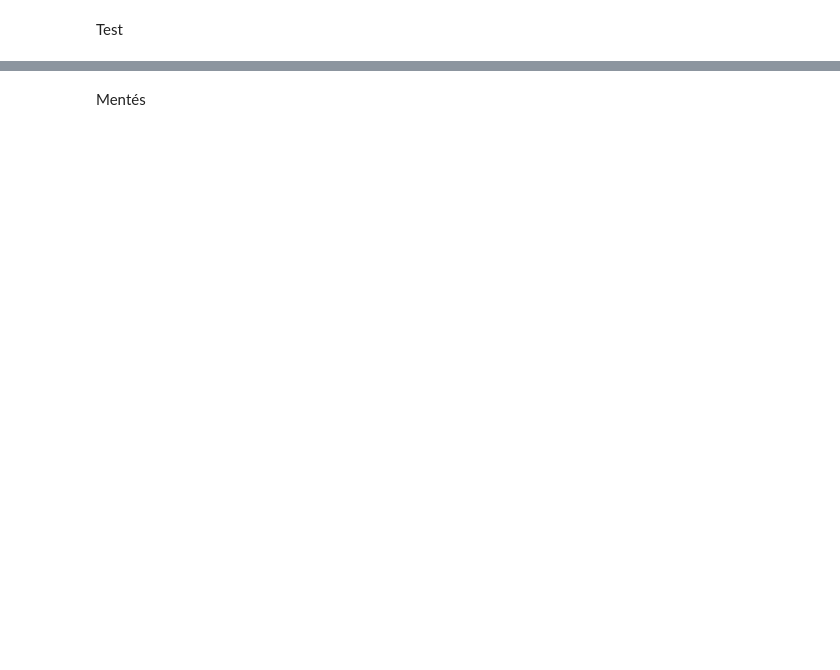
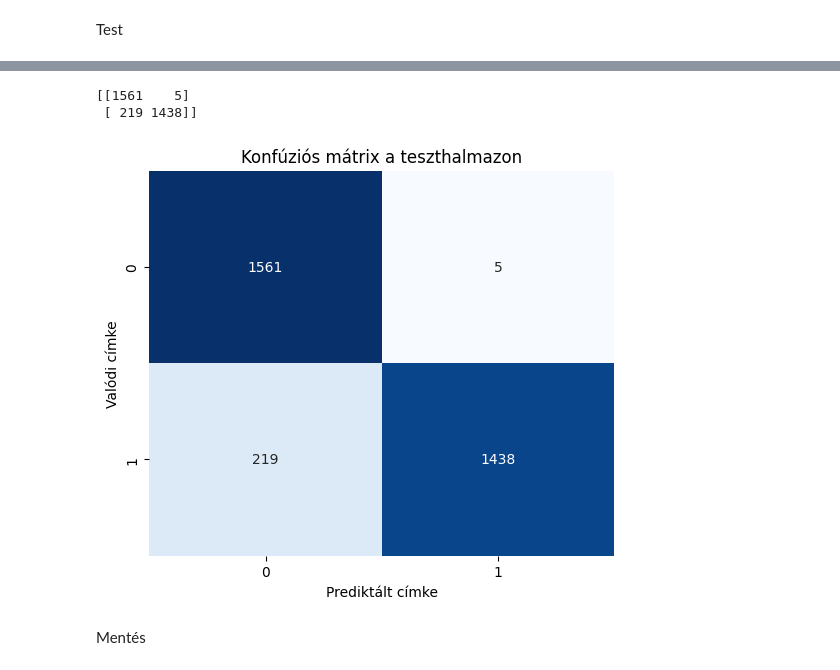
Before and after one commit to szeder1/Szakdolgozat_BSc, a Jupyter notebook: CNN/Model/cnnEyes.ipynb, the cells around one changed output, grey strips where cells are left out. Cells and saved outputs as stored; diff of their text form; code cells hidden in the pictures; blank space fills up the shorter version.

```diff
--- a/CNN/Model/cnnEyes.ipynb
+++ b/CNN/Model/cnnEyes.ipynb
@@ -139,6 +221,9 @@ scheduler = optim.lr_scheduler.ReduceLROnPlateau(optimizer,
                                                  verbose=True)
 # %%
 num_epochs = 20
+patience = 5
+best_val_loss = float('inf')
+epochs_without_improvement = 0
 
 train_losses, train_accuracies = [], []
 val_losses, val_accuracies = [], []
@@ -146,12 +231,10 @@ val_losses, val_accuracies = [], []
 for epoch in range(num_epochs):
 
     model.train()
-
     running_loss = 0.0
     train_preds, train_labels = [], []
 
     for imgs, labels in tqdm(train_loader, desc=f"Training Epoch {epoch+1}/{num_epochs}"):
-
         imgs = imgs.to(device)
         labels = labels.to(device).float().view(-1, 1)
 
@@ -159,7 +242,7 @@ for epoch in range(num_epochs):
         outputs = model(imgs)
         loss = criterion(outputs, labels)
         loss.backward()
-        optimizer.step() # paraméterek frissítése
+        optimizer.step()  # paraméterek frissítése
 
         running_loss += loss.item()
         preds = (torch.sigmoid(outputs) > 0.5).float()
@@ -171,7 +254,6 @@ for epoch in range(num_epochs):
     acc = accuracy_score(train_labels, train_preds)
     train_accuracies.append(acc)
     print(f"Epoch {epoch+1}: Loss: {avg_loss:.4f}, Training Accuracy: {acc:.4f}")
-
 
     # Validáció
     model.eval()
@@ -195,5 +277,16 @@ for epoch in range(num_epochs):
     val_accuracies.append(val_acc)
     print(f"Validation: Loss: {avg_val_loss:.4f}, Accuracy: {val_acc:.4f}")
 
-    scheduler.step(avg_val_loss) # tanulási ráta frissítése
+    scheduler.step(avg_val_loss)  # tanulási ráta frissítése
+
+    # Early Stopping
+    if avg_val_loss < best_val_loss:
+        best_val_loss = avg_val_loss
+        epochs_without_improvement = 0
+    else:
+        epochs_without_improvement += 1
+
+    if epochs_without_improvement >= patience:
+        print("Stop")
+        break
 # %% [output]
@@ -316,3 +393,18 @@ F1-score: 0.8965
+# %%
+cm = confusion_matrix(test_labels, test_preds)
+print(cm)
+# %% [output]
+[[1561    5]
+ [ 219 1438]]
+# %%
+plt.figure(figsize=(6,5))
+sns.heatmap(cm, annot=True, fmt='d', cmap='Blues', cbar=False)
+plt.xlabel('Prediktált címke')
+plt.ylabel('Valódi címke')
+plt.title('Konfúziós mátrix a teszthalmazon')
+plt.show()
+# %% [output]
+[figure, added]
 # %% [markdown]
 Mentés
 # %%
```
Also changed, not shown: parts of 15 cells of this notebook.
